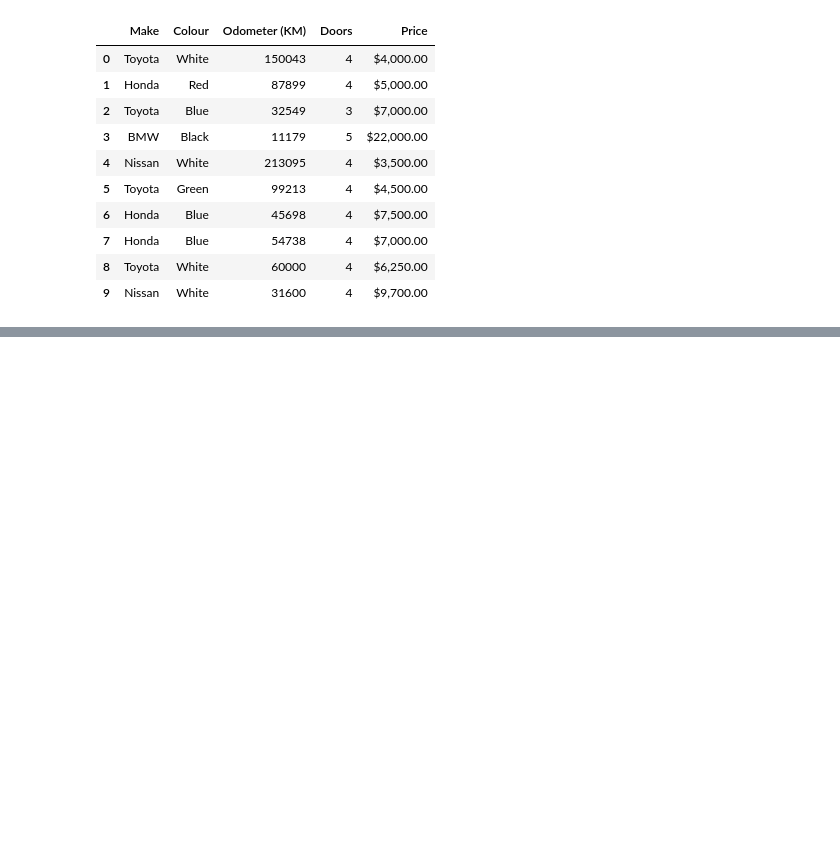
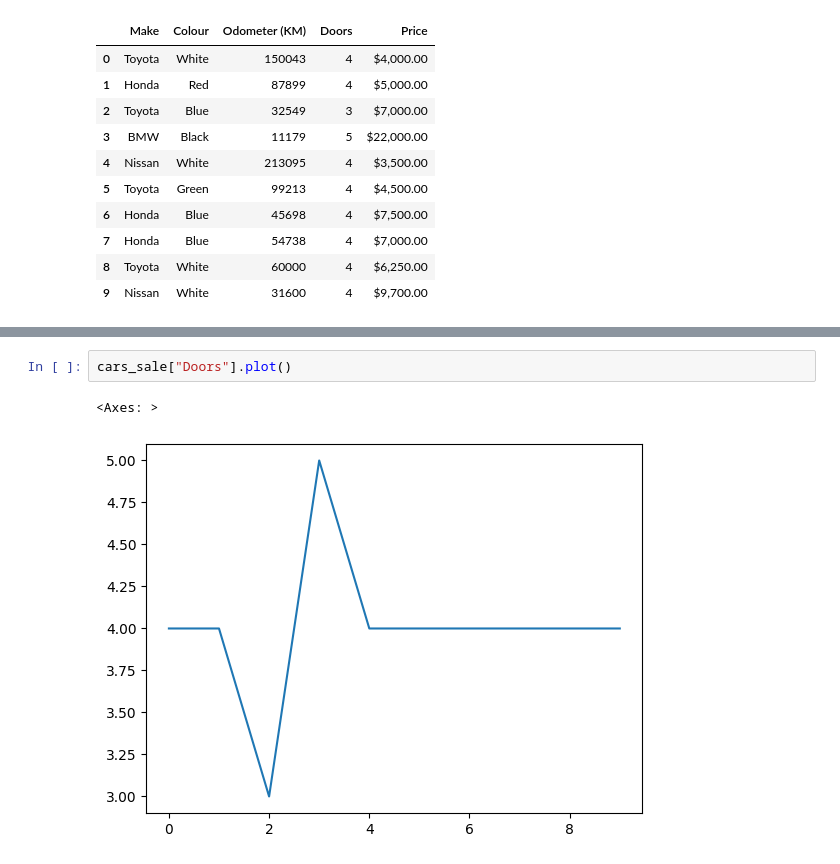
Before and after one commit to HerbertNtim/dataScience-ML, a Jupyter notebook: notebooks/pandas.ipynb, the cells around one changed output, grey strips where cells are left out. Drawn from its saved outputs; the diff is of its cells as text; blank space fills up the shorter version.

```diff
--- a/notebooks/pandas.ipynb
+++ b/notebooks/pandas.ipynb
@@ -57,0 +198,5 @@ cars_sale
+# %%
+cars_sale["Doors"].plot()
+# %% [output]
+<Axes: >
+[figure, added]
```
Also changed, not shown: parts of 20 cells of this notebook, 1 other file.
